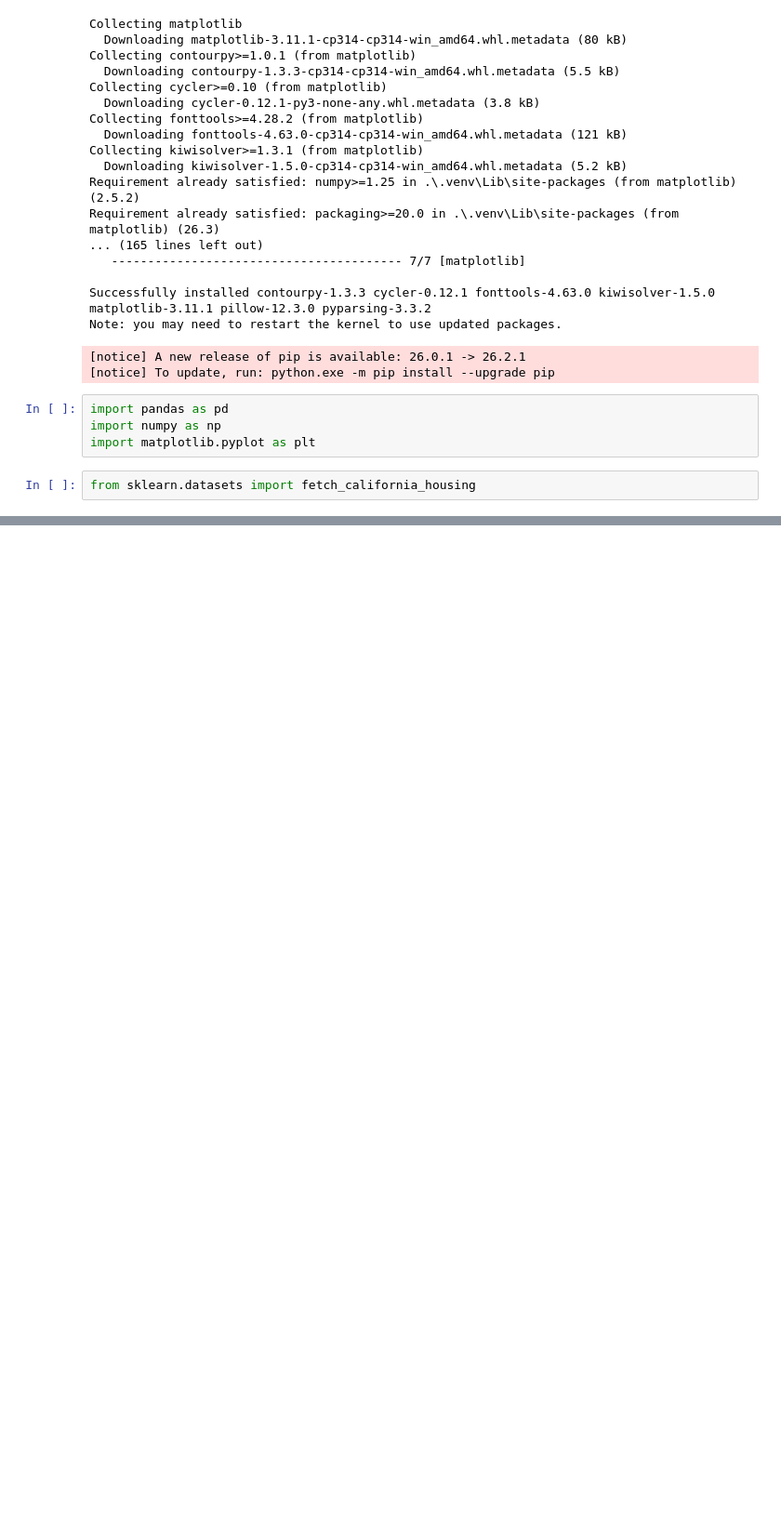
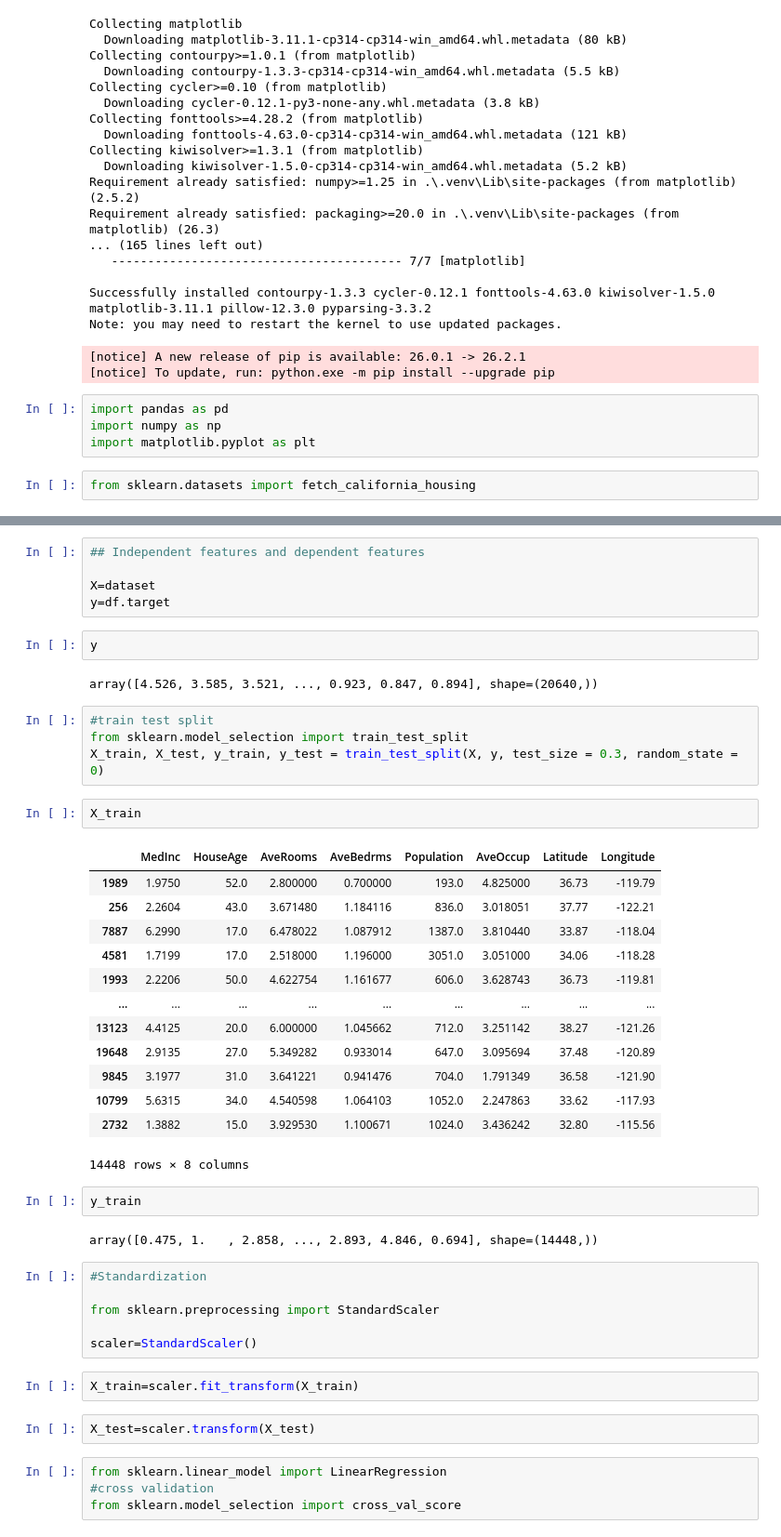
Before and after one commit to Shlok-Dwivedi/Machine_Learning, a Jupyter notebook: Single linear Regression.ipynb, the cells around one changed output, grey strips where cells are left out. Shown at 93% size. Drawn from its saved outputs; the diff is of its cells as text; blank space fills up the shorter version.

```diff
--- a/Single linear Regression.ipynb
+++ b/Single linear Regression.ipynb
@@ -101,0 +133,47 @@ fetch_california_housing()
+# %%
+## Independent features and dependent features
+
+X=dataset
+y=df.target
+# %%
+y
+# %% [output]
+array([4.526, 3.585, 3.521, ..., 0.923, 0.847, 0.894], shape=(20640,))
+# %%
+#train test split
+from sklearn.model_selection import train_test_split
+X_train, X_test, y_train, y_test = train_test_split(X, y, test_size = 0.3, random_state = 0)
+# %%
+X_train
+# %% [output]
+|  | MedInc | HouseAge | AveRooms | AveBedrms | Population | AveOccup | Latitude | Longitude |
+| 1989 | 1.9750 | 52.0 | 2.800000 | 0.700000 | 193.0 | 4.825000 | 36.73 | -119.79 |
+| 256 | 2.2604 | 43.0 | 3.671480 | 1.184116 | 836.0 | 3.018051 | 37.77 | -122.21 |
+| 7887 | 6.2990 | 17.0 | 6.478022 | 1.087912 | 1387.0 | 3.810440 | 33.87 | -118.04 |
+| 4581 | 1.7199 | 17.0 | 2.518000 | 1.196000 | 3051.0 | 3.051000 | 34.06 | -118.28 |
+| 1993 | 2.2206 | 50.0 | 4.622754 | 1.161677 | 606.0 | 3.628743 | 36.73 | -119.81 |
+| ... | ... | ... | ... | ... | ... | ... | ... | ... |
+| 13123 | 4.4125 | 20.0 | 6.000000 | 1.045662 | 712.0 | 3.251142 | 38.27 | -121.26 |
+| 19648 | 2.9135 | 27.0 | 5.349282 | 0.933014 | 647.0 | 3.095694 | 37.48 | -120.89 |
+| 9845 | 3.1977 | 31.0 | 3.641221 | 0.941476 | 704.0 | 1.791349 | 36.58 | -121.90 |
+| 10799 | 5.6315 | 34.0 | 4.540598 | 1.064103 | 1052.0 | 2.247863 | 33.62 | -117.93 |
+| 2732 | 1.3882 | 15.0 | 3.929530 | 1.100671 | 1024.0 | 3.436242 | 32.80 | -115.56 |
+14448 rows × 8 columns
+# %%
+y_train
+# %% [output]
+array([0.475, 1.   , 2.858, ..., 2.893, 4.846, 0.694], shape=(14448,))
+# %%
+#Standardization
+
+from sklearn.preprocessing import StandardScaler
+
+scaler=StandardScaler()
+# %%
+X_train=scaler.fit_transform(X_train)
+# %%
+X_test=scaler.transform(X_test)
+# %%
+from sklearn.linear_model import LinearRegression
+#cross validation
+from sklearn.model_selection import cross_val_score
```
Also changed, not shown: parts of 10 cells of this notebook.
